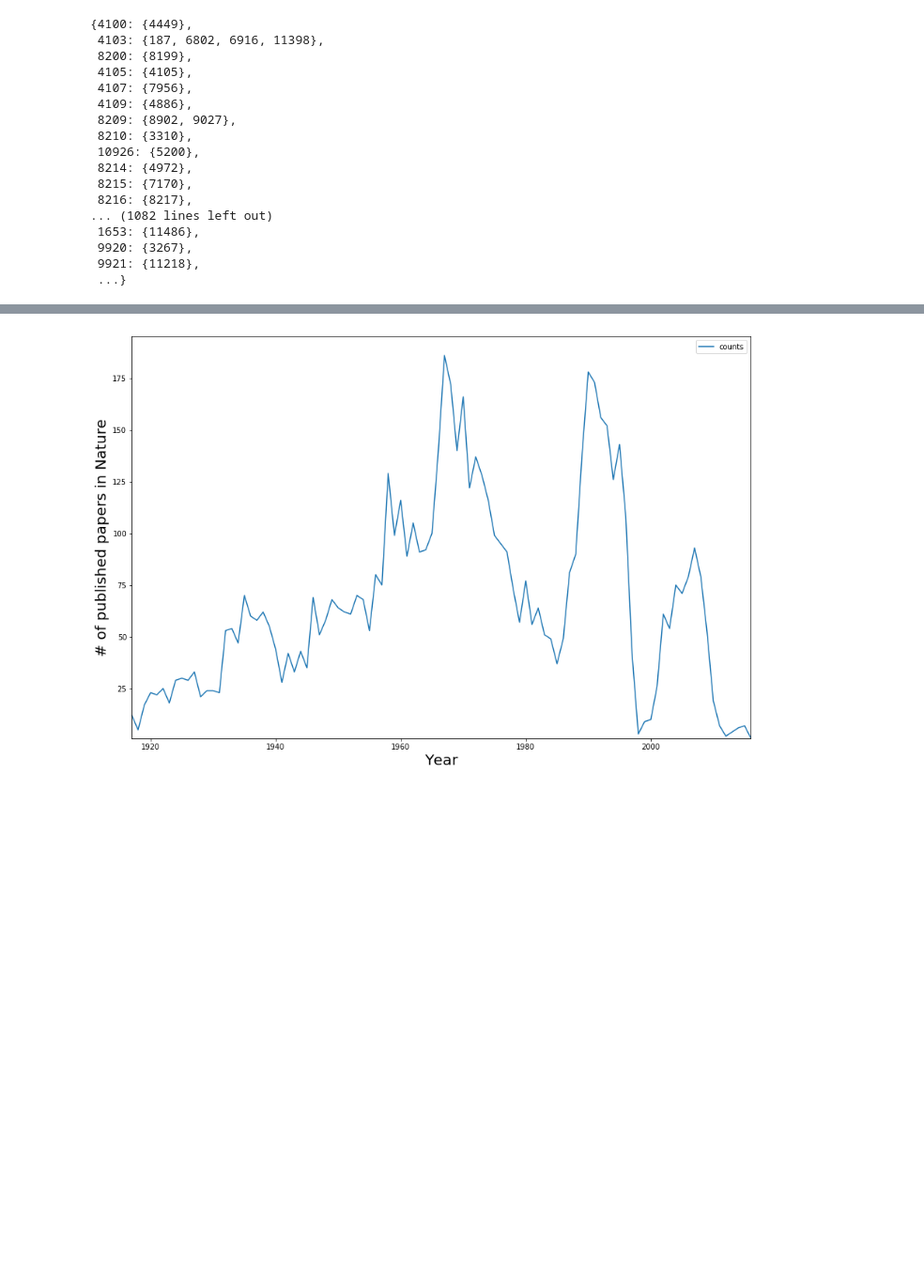
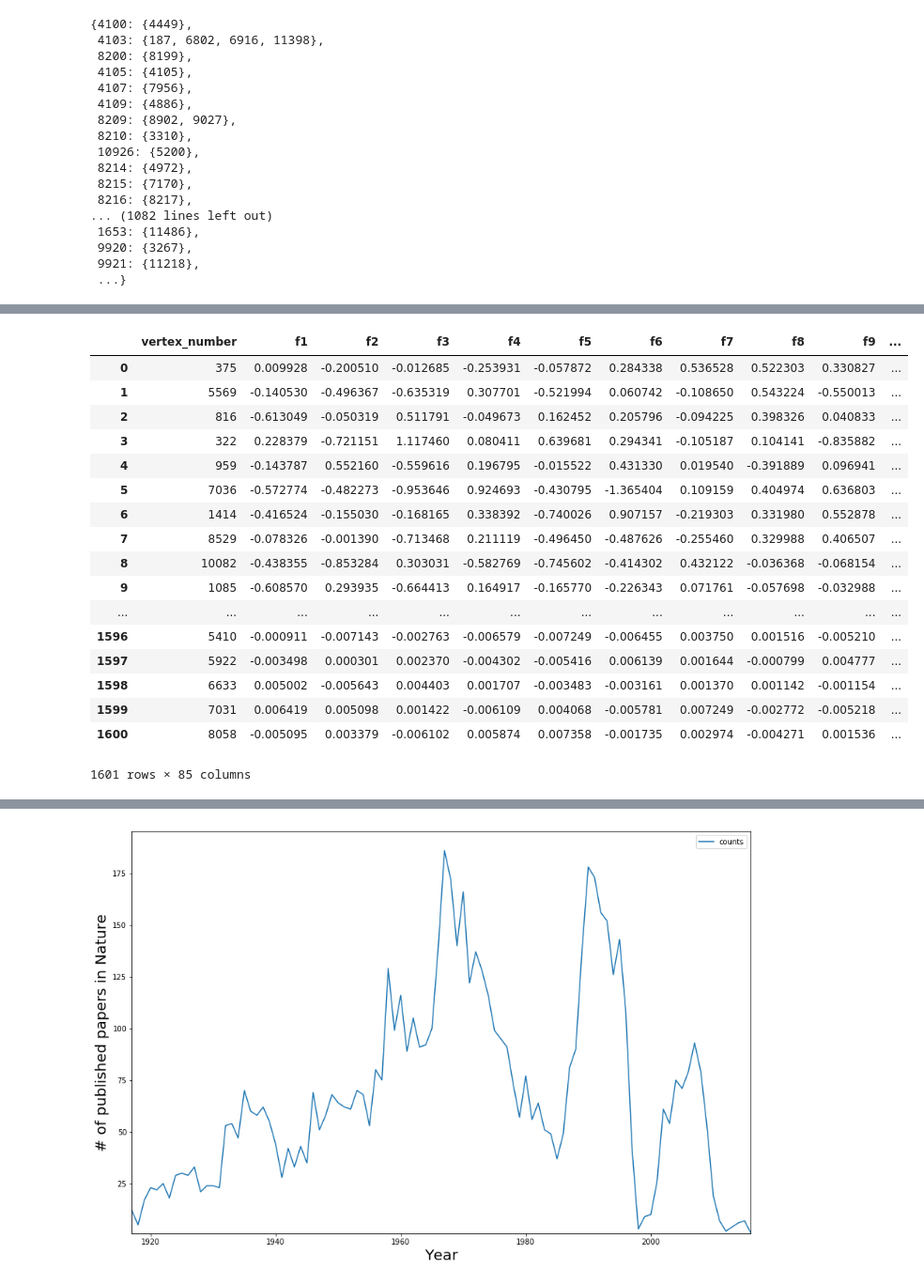
Before and after one commit to amoldamare/paper_ranking, a Jupyter notebook: Data_Experiements.ipynb, the cells around one changed output, grey strips where cells are left out. Shown at 94% size. Saved outputs shown, nothing was run; the diff lists cells and outputs as text; code cells hidden in the pictures; blank space fills up the shorter version.

```diff
--- a/Data_Experiements.ipynb
+++ b/Data_Experiements.ipynb
@@ -289,0 +471,9 @@ f.close()
+# %%
+# Assign score to the venues
+
+venue_score_map = {}
+ind = 0
+for item in sorted(unique_conferences_map.items(), key=lambda x: x[1]):
+    venue_score_map[item[0]] = scores[ind]
+    ind = ind + 1
+venue_score_map
@@ -289,0 +596,23 @@ f.close()
+# %%
+# Creating dataframe for training the model - 3: Merge dataframes on id
+merged_df = pd.merge(embd_df, training_dataframe_with_score, on='id', how='inner')
+merged_df.head(10)
+# %% [output]
+|  | vertex_number | f1 | f2 | f3 | f4 | f5 | f6 | f7 | f8 | f9 | ... |
+| 0 | 375 | 0.009928 | -0.200510 | -0.012685 | -0.253931 | -0.057872 | 0.284338 | 0.536528 | 0.522303 | 0.330827 | ... |
+| 1 | 5569 | -0.140530 | -0.496367 | -0.635319 | 0.307701 | -0.521994 | 0.060742 | -0.108650 | 0.543224 | -0.550013 | ... |
+| 2 | 816 | -0.613049 | -0.050319 | 0.511791 | -0.049673 | 0.162452 | 0.205796 | -0.094225 | 0.398326 | 0.040833 | ... |
+| 3 | 322 | 0.228379 | -0.721151 | 1.117460 | 0.080411 | 0.639681 | 0.294341 | -0.105187 | 0.104141 | -0.835882 | ... |
+| 4 | 959 | -0.143787 | 0.552160 | -0.559616 | 0.196795 | -0.015522 | 0.431330 | 0.019540 | -0.391889 | 0.096941 | ... |
+| 5 | 7036 | -0.572774 | -0.482273 | -0.953646 | 0.924693 | -0.430795 | -1.365404 | 0.109159 | 0.404974 | 0.636803 | ... |
+| 6 | 1414 | -0.416524 | -0.155030 | -0.168165 | 0.338392 | -0.740026 | 0.907157 | -0.219303 | 0.331980 | 0.552878 | ... |
+| 7 | 8529 | -0.078326 | -0.001390 | -0.713468 | 0.211119 | -0.496450 | -0.487626 | -0.255460 | 0.329988 | 0.406507 | ... |
+| 8 | 10082 | -0.438355 | -0.853284 | 0.303031 | -0.582769 | -0.745602 | -0.414302 | 0.432122 | -0.036368 | -0.068154 | ... |
+| 9 | 1085 | -0.608570 | 0.293935 | -0.664413 | 0.164917 | -0.165770 | -0.226343 | 0.071761 | -0.057698 | -0.032988 | ... |
+| ... | ... | ... | ... | ... | ... | ... | ... | ... | ... | ... | ... |
+| 1596 | 5410 | -0.000911 | -0.007143 | -0.002763 | -0.006579 | -0.007249 | -0.006455 | 0.003750 | 0.001516 | -0.005210 | ... |
+| 1597 | 5922 | -0.003498 | 0.000301 | 0.002370 | -0.004302 | -0.005416 | 0.006139 | 0.001644 | -0.000799 | 0.004777 | ... |
+| 1598 | 6633 | 0.005002 | -0.005643 | 0.004403 | 0.001707 | -0.003483 | -0.003161 | 0.001370 | 0.001142 | -0.001154 | ... |
+| 1599 | 7031 | 0.006419 | 0.005098 | 0.001422 | -0.006109 | 0.004068 | -0.005781 | 0.007249 | -0.002772 | -0.005218 | ... |
+| 1600 | 8058 | -0.005095 | 0.003379 | -0.006102 | 0.005874 | 0.007358 | -0.001735 | 0.002974 | -0.004271 | 0.001536 | ... |
+1601 rows × 85 columns
```
Also changed, not shown: parts of 25 cells of this notebook.
